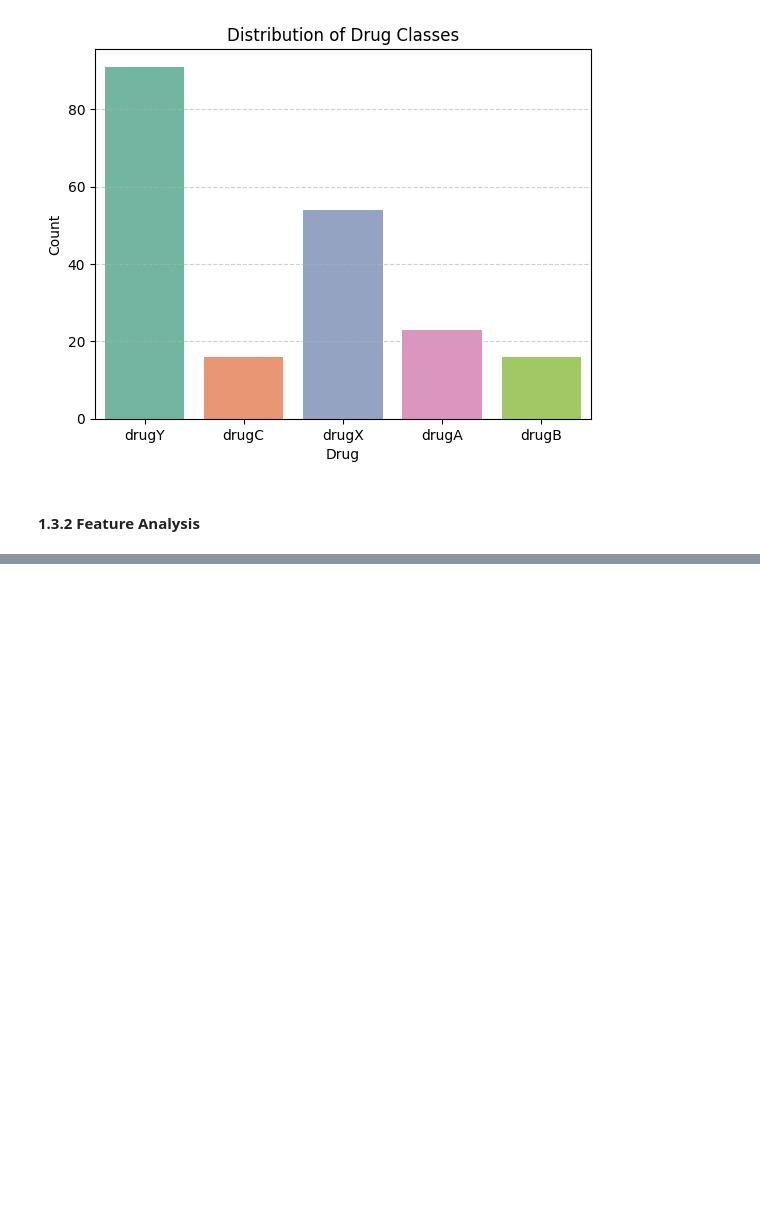
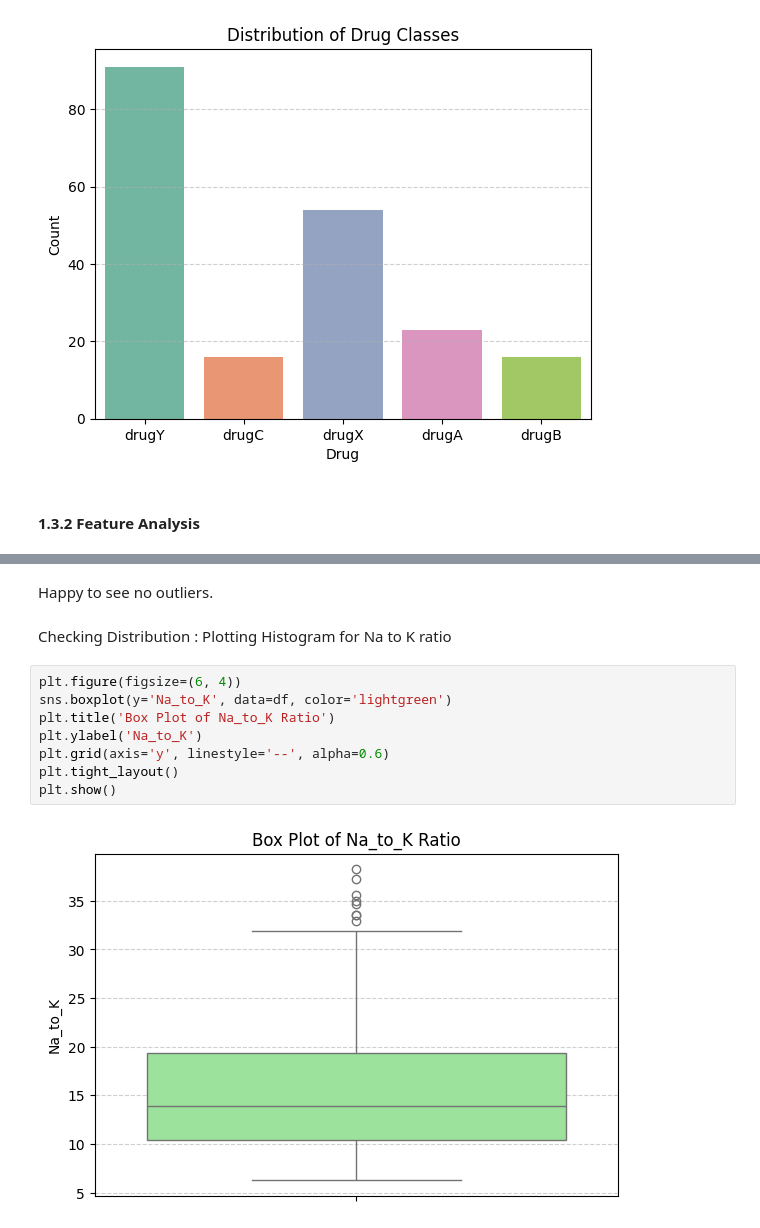
Before and after one commit to saadkhan710/Drug_Classification, a Jupyter notebook: Drug_ML.ipynb, the cells around one changed output, grey strips where cells are left out. Cells and saved outputs as stored; diff of their text form; blank space fills up the shorter version.

```diff
--- a/Drug_ML.ipynb
+++ b/Drug_ML.ipynb
@@ -188,0 +215,14 @@ Passing `palette` without assigning `hue` is deprecated and will be removed in v
+# %% [markdown]
+Happy to see no outliers.
+# %% [markdown]
+Checking Distribution : Plotting Histogram for Na to K ratio
+# %%
+plt.figure(figsize=(6, 4))
+sns.boxplot(y='Na_to_K', data=df, color='lightgreen')
+plt.title('Box Plot of Na_to_K Ratio')
+plt.ylabel('Na_to_K')
+plt.grid(axis='y', linestyle='--', alpha=0.6)
+plt.tight_layout()
+plt.show()
+# %% [output]
+[figure, added]
```
Also changed, not shown: parts of 8 cells of this notebook.
